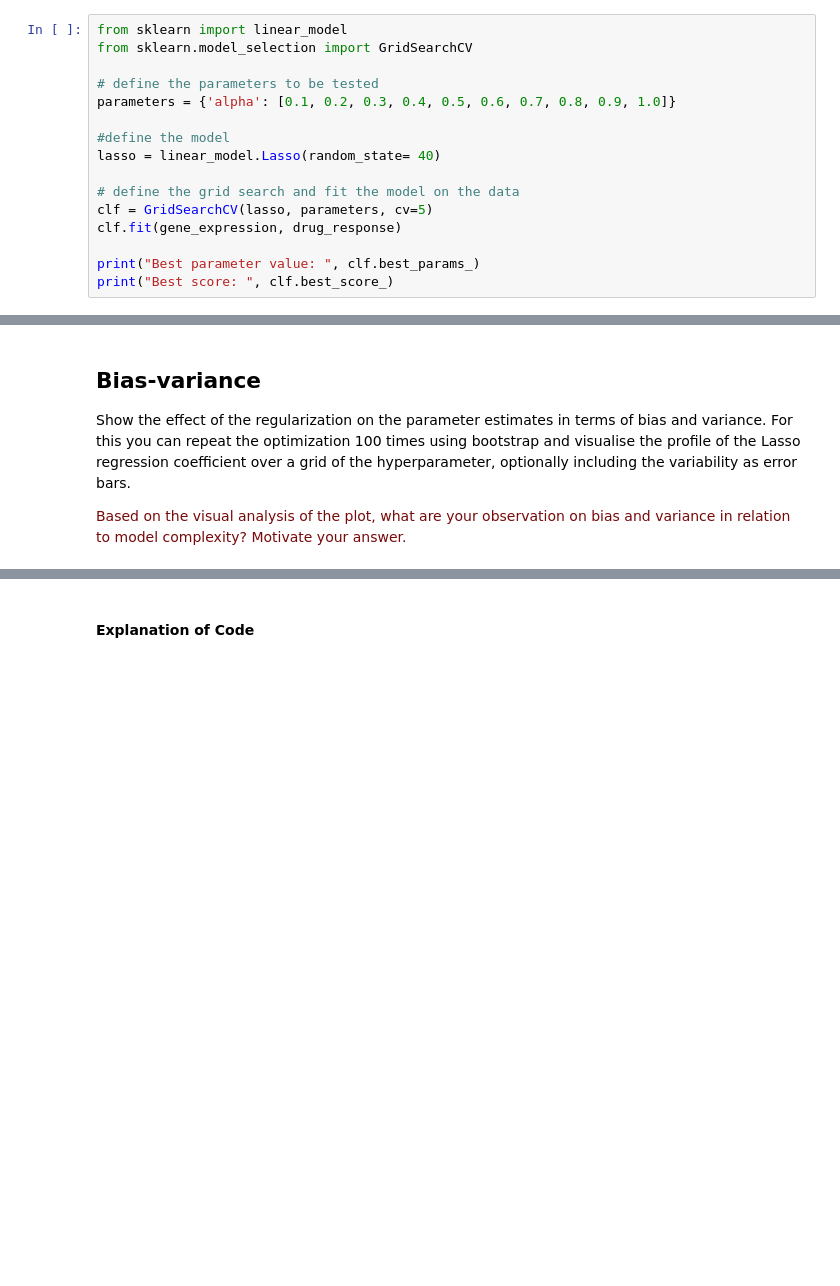
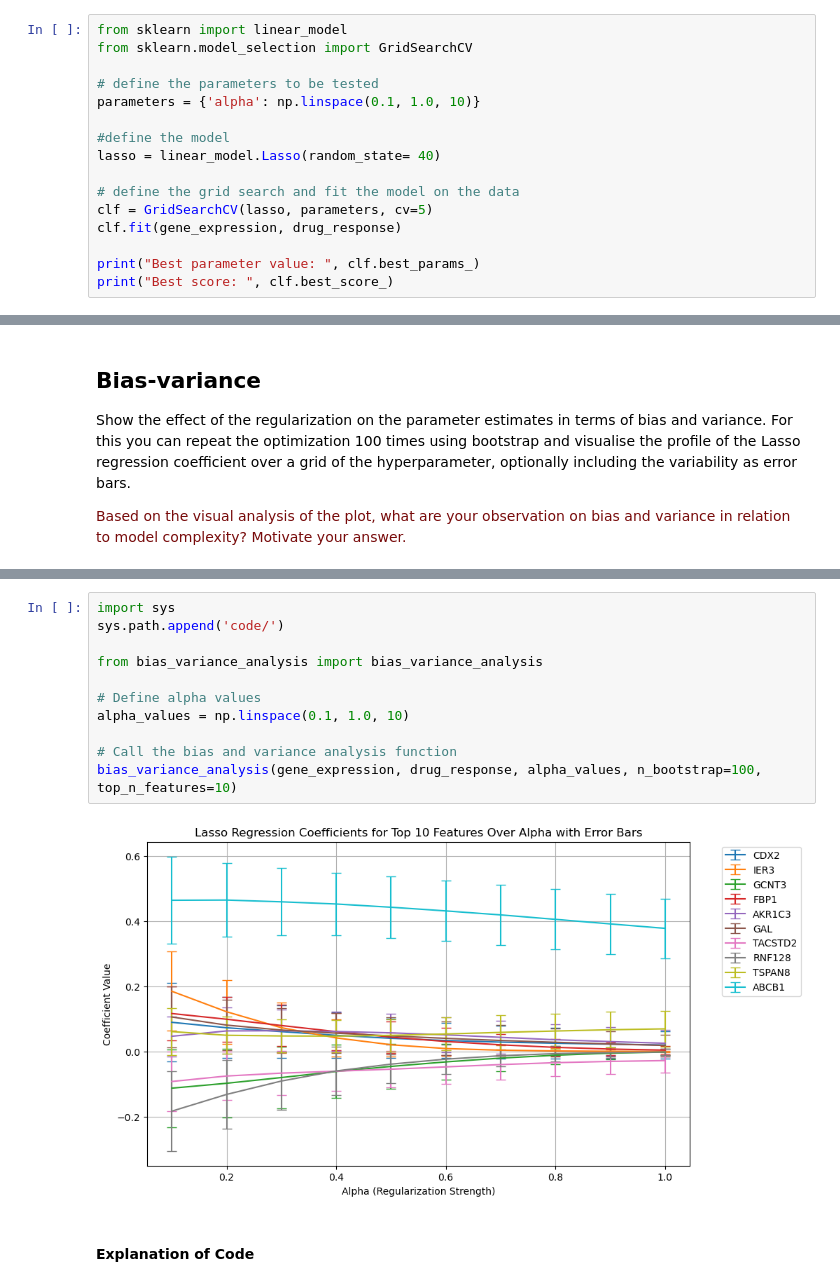
Before and after one commit to ShreyaSajid/8dm50-machine-learning, a Jupyter notebook: practicals/week_3.ipynb, the cells around one changed output, grey strips where cells are left out. Drawn from its saved outputs; the diff is of its cells as text; blank space fills up the shorter version.

Commit message:
added .py file for bias variance

```diff
--- a/practicals/week_3.ipynb
+++ b/practicals/week_3.ipynb
@@ -337,7 +337,7 @@ from sklearn import linear_model
 from sklearn.model_selection import GridSearchCV
 
 # define the parameters to be tested
-parameters = {'alpha': [0.1, 0.2, 0.3, 0.4, 0.5, 0.6, 0.7, 0.8, 0.9, 1.0]}
+parameters = {'alpha': np.linspace(0.1, 1.0, 10)}
 
 #define the model
 lasso = linear_model.Lasso(random_state= 40)
@@ -451,3 +409,16 @@ plt.show()
+# %%
+import sys
+sys.path.append('code/')
+
+from bias_variance_analysis import bias_variance_analysis
+
+# Define alpha values
+alpha_values = np.linspace(0.1, 1.0, 10)
+
+# Call the bias and variance analysis function
+bias_variance_analysis(gene_expression, drug_response, alpha_values, n_bootstrap=100, top_n_features=10)
+# %% [output]
+[figure, added]
 # %% [markdown]
 #### Explanation of Code
 # %% [markdown]
```
Also changed, not shown: parts of 2 cells of this notebook, 1 other file.
